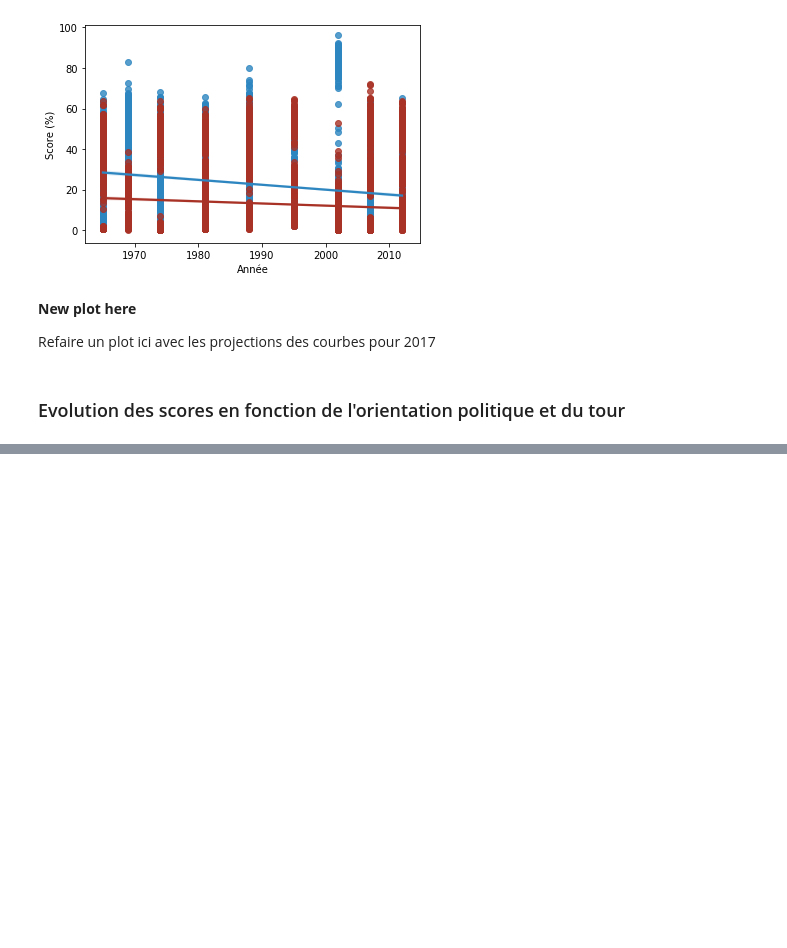
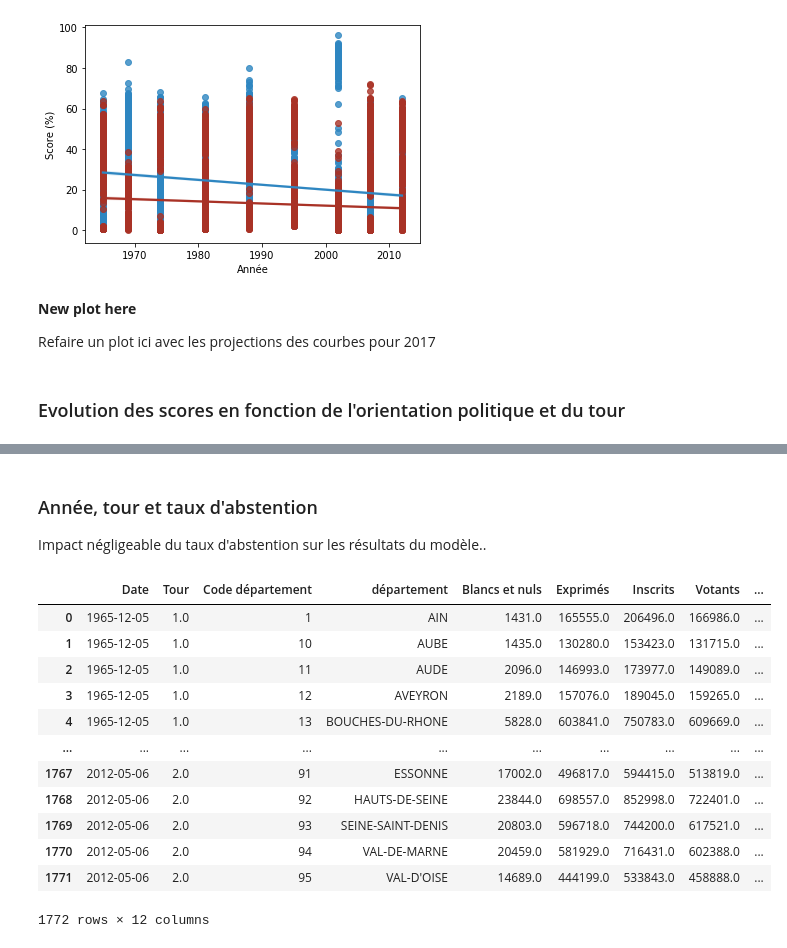
Before and after one commit to h4r1c0t/WildCodeSchool, a Jupyter notebook: Project/Datathon#1/Scripts/Analyses_data_présidentielles_1965-2012.ipynb, the cells around one changed output, grey strips where cells are left out. Cells and saved outputs as stored; diff of their text form; code cells hidden in the pictures; blank space fills up the shorter version.

```diff
--- a/Project/Datathon#1/Scripts/Analyses_data_présidentielles_1965-2012.ipynb
+++ b/Project/Datathon#1/Scripts/Analyses_data_présidentielles_1965-2012.ipynb
@@ -236,0 +253,21 @@ Score pour les partis de gauche : 0.6433800671746271
+# %% [markdown]
+### Année, tour et taux d'abstention
+
+Impact négligeable du taux d'abstention sur les résultats du modèle..
+# %%
+# Abstention
+dfP
+# %% [output]
+|  | Date | Tour | Code département | département | Blancs et nuls | Exprimés | Inscrits | Votants | ... |
+| 0 | 1965-12-05 | 1.0 | 1 | AIN | 1431.0 | 165555.0 | 206496.0 | 166986.0 | ... |
+| 1 | 1965-12-05 | 1.0 | 10 | AUBE | 1435.0 | 130280.0 | 153423.0 | 131715.0 | ... |
+| 2 | 1965-12-05 | 1.0 | 11 | AUDE | 2096.0 | 146993.0 | 173977.0 | 149089.0 | ... |
+| 3 | 1965-12-05 | 1.0 | 12 | AVEYRON | 2189.0 | 157076.0 | 189045.0 | 159265.0 | ... |
+| 4 | 1965-12-05 | 1.0 | 13 | BOUCHES-DU-RHONE | 5828.0 | 603841.0 | 750783.0 | 609669.0 | ... |
+| ... | ... | ... | ... | ... | ... | ... | ... | ... | ... |
+| 1767 | 2012-05-06 | 2.0 | 91 | ESSONNE | 17002.0 | 496817.0 | 594415.0 | 513819.0 | ... |
+| 1768 | 2012-05-06 | 2.0 | 92 | HAUTS-DE-SEINE | 23844.0 | 698557.0 | 852998.0 | 722401.0 | ... |
+| 1769 | 2012-05-06 | 2.0 | 93 | SEINE-SAINT-DENIS | 20803.0 | 596718.0 | 744200.0 | 617521.0 | ... |
+| 1770 | 2012-05-06 | 2.0 | 94 | VAL-DE-MARNE | 20459.0 | 581929.0 | 716431.0 | 602388.0 | ... |
+| 1771 | 2012-05-06 | 2.0 | 95 | VAL-D'OISE | 14689.0 | 444199.0 | 533843.0 | 458888.0 | ... |
+1772 rows × 12 columns
```
Also changed, not shown: parts of 6 cells of this notebook, 3 other files.
